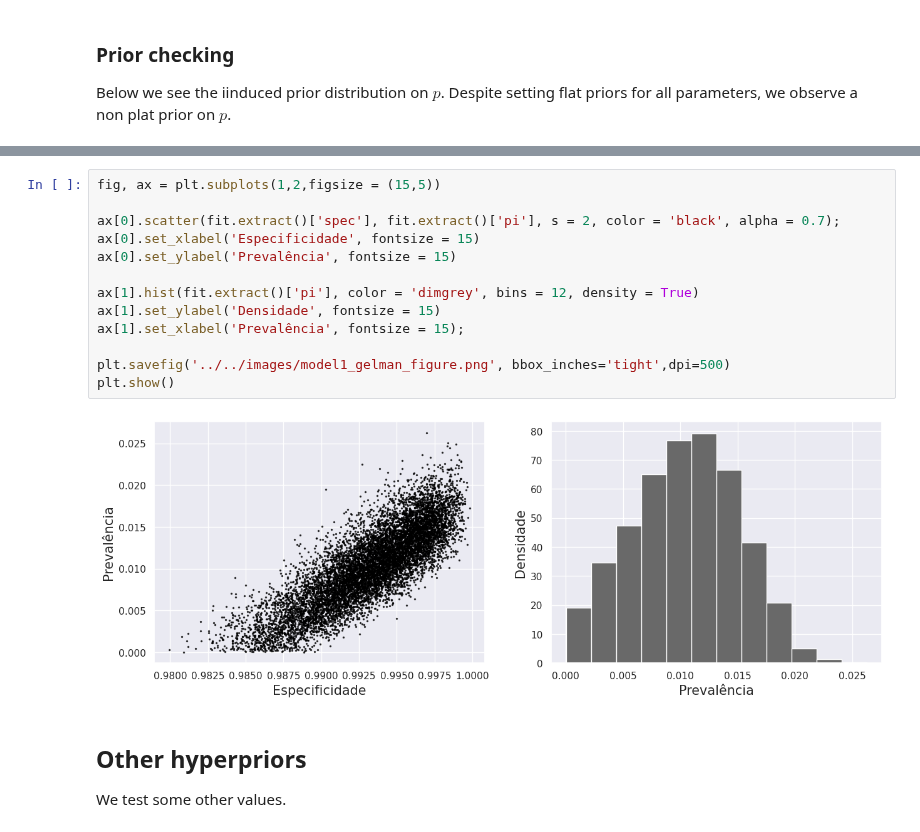
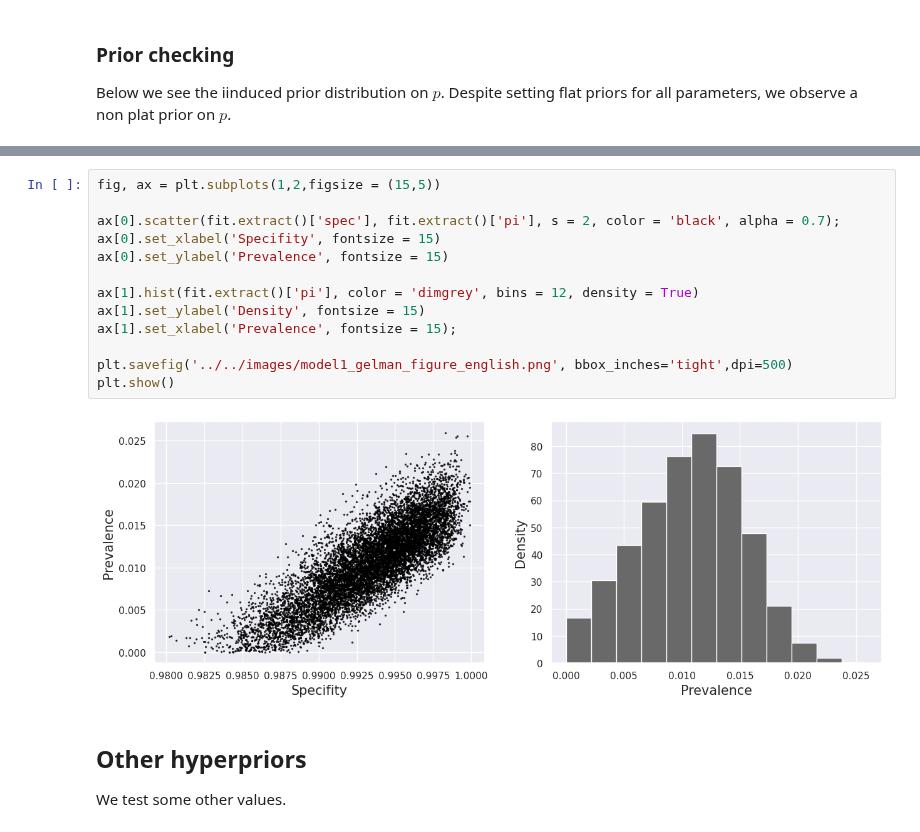
Before and after one commit to lucasmoschen/rds-bayesian-analysis-tcc, a Jupyter notebook: exercises/regression/unknown-spec-sens.ipynb, the cells around one changed output, grey strips where cells are left out. Saved outputs shown, nothing was run; the diff lists cells and outputs as text.

```diff
--- a/exercises/regression/unknown-spec-sens.ipynb
+++ b/exercises/regression/unknown-spec-sens.ipynb
@@ -125,18 +125,18 @@ plt.show()
 # %%
 fig, ax = plt.subplots(1,2,figsize = (15,5))
 
 ax[0].scatter(fit.extract()['spec'], fit.extract()['pi'], s = 2, color = 'black', alpha = 0.7);
-ax[0].set_xlabel('Especificidade', fontsize = 15)
-ax[0].set_ylabel('Prevalência', fontsize = 15)
+ax[0].set_xlabel('Specifity', fontsize = 15)
+ax[0].set_ylabel('Prevalence', fontsize = 15)
 
 ax[1].hist(fit.extract()['pi'], color = 'dimgrey', bins = 12, density = True)
-ax[1].set_ylabel('Densidade', fontsize = 15)
-ax[1].set_xlabel('Prevalência', fontsize = 15);
+ax[1].set_ylabel('Density', fontsize = 15)
+ax[1].set_xlabel('Prevalence', fontsize = 15);
 
-plt.savefig('../../images/model1_gelman_figure.png', bbox_inches='tight',dpi=500)
+plt.savefig('../../images/model1_gelman_figure_english.png', bbox_inches='tight',dpi=500)
 plt.show()
 # %% [output]
-[figure, old version]
+[figure, new version]
 # %% [markdown]
 ## Other hyperpriors
 
```
Also changed, not shown: parts of 3 cells of this notebook, 11 other files.
